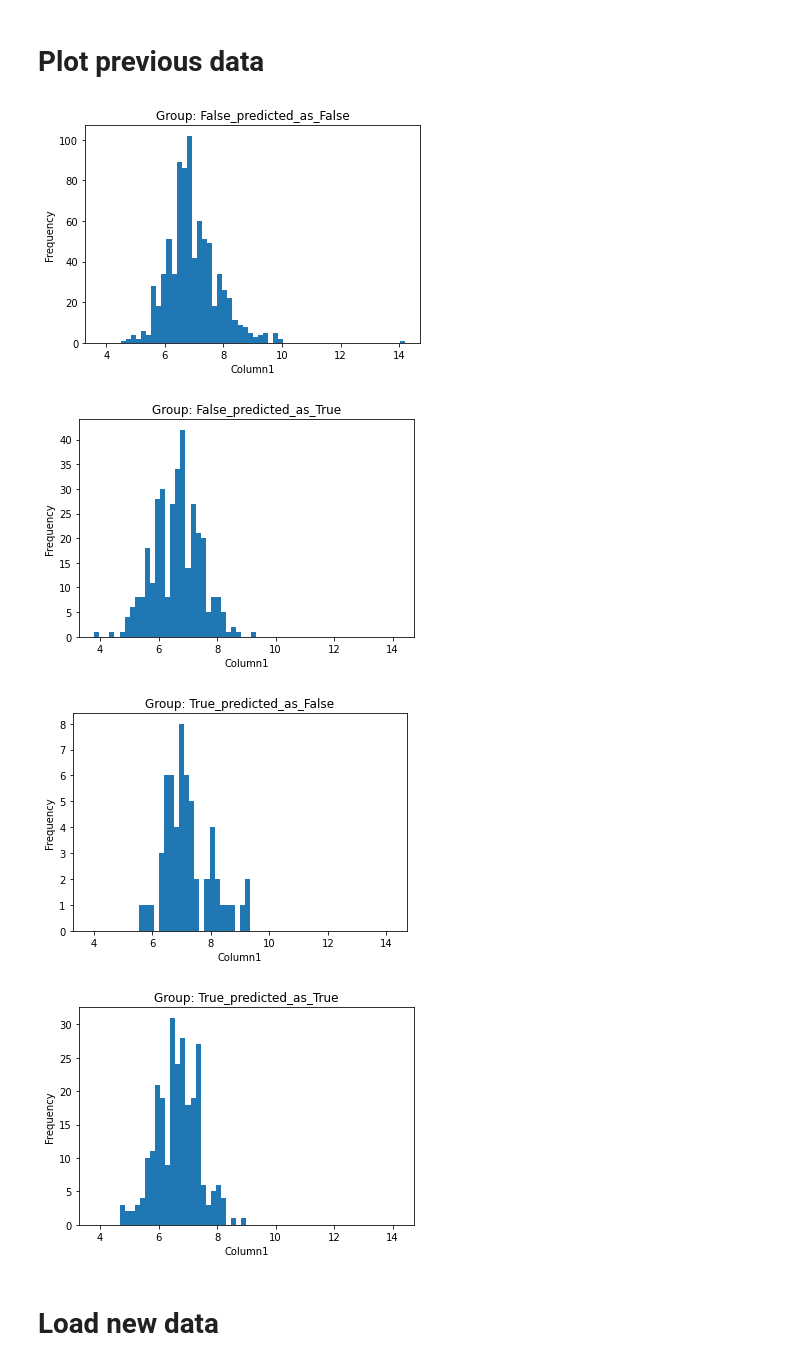
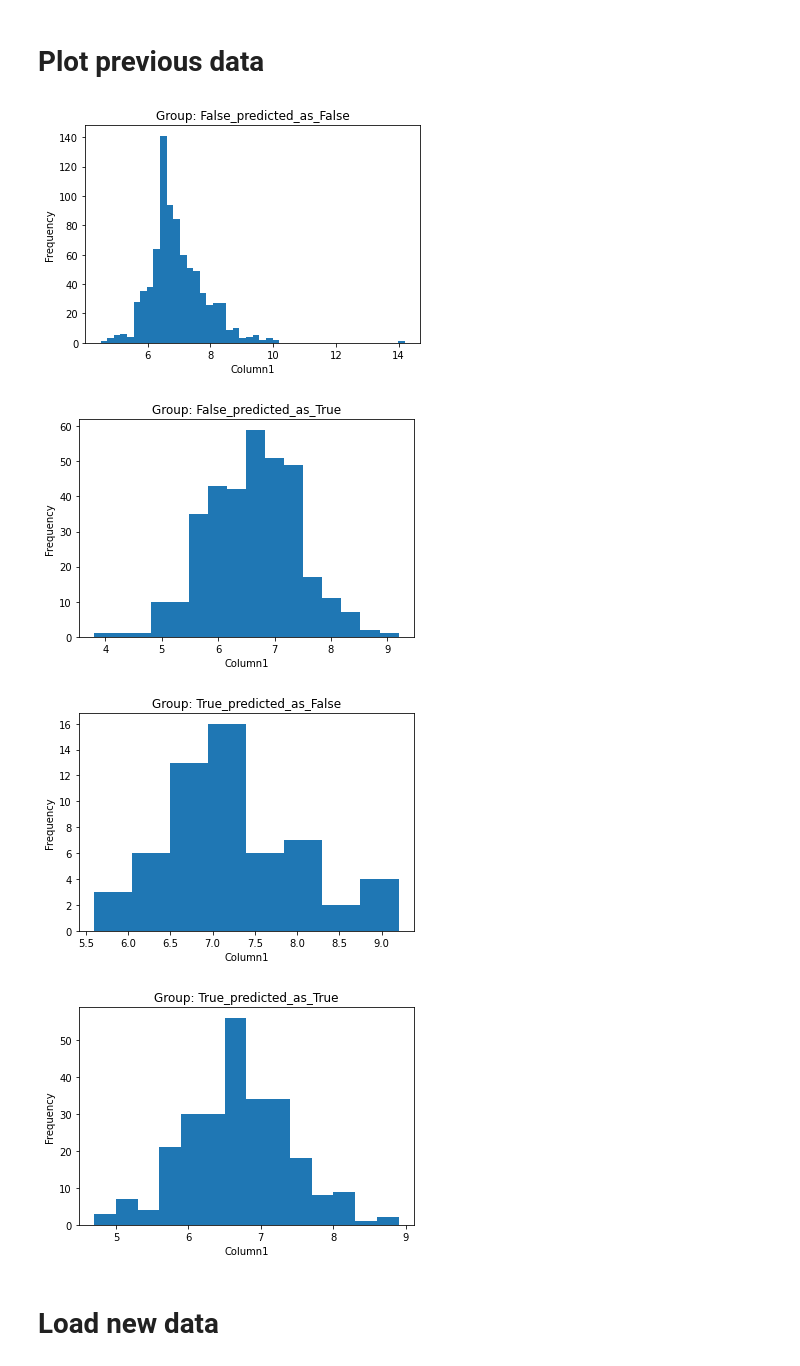
Before and after one commit to mozilla/PRESC, a Jupyter notebook: jupyter-notebooks/Plot Previous Data Common Bins.ipynb, the cells around one changed output. Cells and saved outputs as stored; diff of their text form; code cells hidden in the pictures.

```diff
--- a/jupyter-notebooks/Plot Previous Data Common Bins.ipynb
+++ b/jupyter-notebooks/Plot Previous Data Common Bins.ipynb
@@ -0,0 +3,12 @@
+# %%
+import yaml
+config_file = '/Users/gleonard/dev/PRESC/presc_report/ConditionalDistributionResult_config_fixed acidity.yaml'
+
+with open(config_file, 'r') as file:
+    try:
+        config = yaml.safe_load(file)
+        common_bins = config['common_bins']
+    except yaml.YAMLError as exc:
+        print(exc)
+
+common_bins
@@ -2,9 +18,12 @@
 # Load previous data
 # %%
 import pandas as pd
-#previous_file = '/Users/gleonard/dev/PRESC/presc_report/ConditionalDistributionResult_results_a.csv'
-previous_file = '/Users/gleonard/dev/PRESC/presc_report/ConditionalDistributionResult_results_fixed acidity.csv'
-previous = pd.read_csv(previous_file, index_col=[0, 1, 2])
+import pickle
+previous_file = '/Users/gleonard/dev/PRESC/presc_report/ConditionalDistributionResult_results_fixed acidity.pkl'
+
+with open(previous_file, "rb") as handle:
+    previous = pickle.load(handle)
+
 print(f'Num results: {previous.shape}')
 previous
 # %% [output]
@@ -26,7 +44,2 @@ Num results: (240, 1)
 # %% [markdown]
  # Load previous bins
-# %%
-#bin_file = '/Users/gleonard/dev/PRESC/presc_report/ConditionalDistributionResult_bins_a.csv'
-bin_file = '/Users/gleonard/dev/PRESC/presc_report/ConditionalDistributionResult_bins_fixed acidity.csv'
-bins = pd.read_csv(bin_file, index_col=[0], header=None)
-bins
@@ -47,0 +46,5 @@ bins
+# %%
+bin_file = '/Users/gleonard/dev/PRESC/presc_report/ConditionalDistributionResult_bins_fixed acidity.pkl'
+with open(bin_file, "rb") as handle:
+    bins = pickle.load(handle)
+bins
@@ -52,29 +62,34 @@ bins
 # %%
 from pandas import MultiIndex
 import matplotlib.pyplot as plt
 
 xlab = 'Column1'
 
 for y_true, y_pred in previous.index.droplevel(-1).unique():
     counts = previous.loc[(y_true, y_pred)]
-    b = bins.values
+
+    if common_bins:
+        b = bins.values
+    else:
+        b = bins.loc[(y_true, y_pred)]
+
 
     plt.hist(
         (b[:-1] + b[1:]) / 2,
         bins=len(counts.values),
         weights=counts.values,
         range=(b.min(), b.max()),
     )
     plt.xlabel(xlab)
     plt.ylabel("Frequency")
     plt.title(f"Group: {y_true}_predicted_as_{y_pred}")
 
     plt.show(block=False)
 # %% [output]
-[figure, old version]
+[figure, new version]
-[figure, old version]
+[figure, new version]
-[figure, old version]
+[figure, new version]
-[figure, old version]
+[figure, new version]
 # %% [markdown]
 # Load new data
 # %%
```
Also changed, not shown: parts of 16 cells of this notebook, 2 other files.
